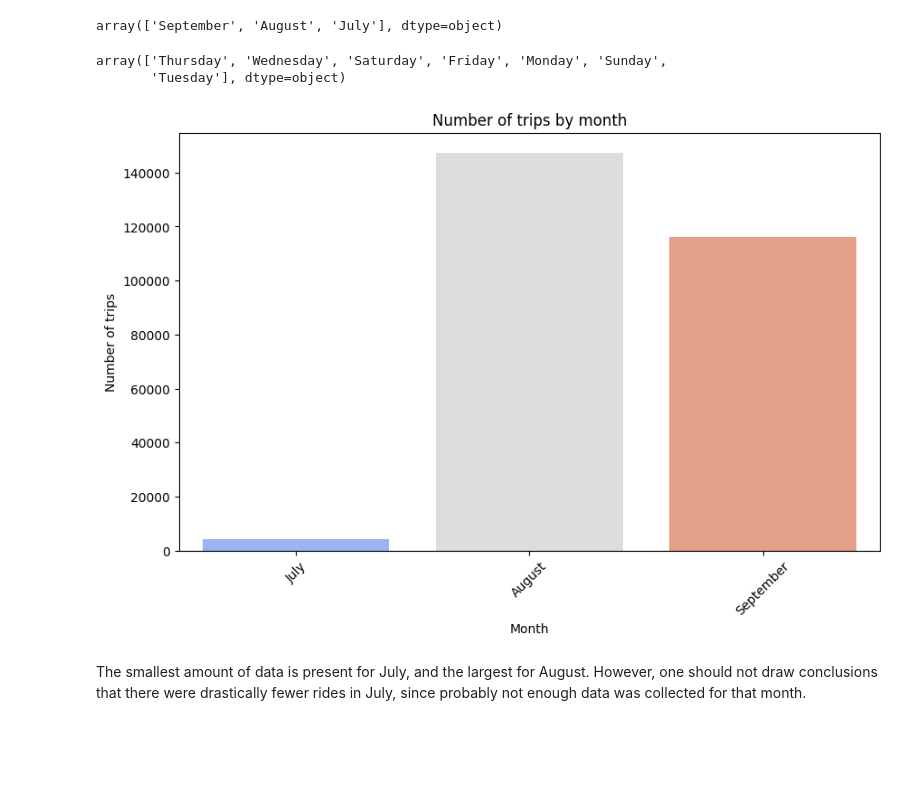
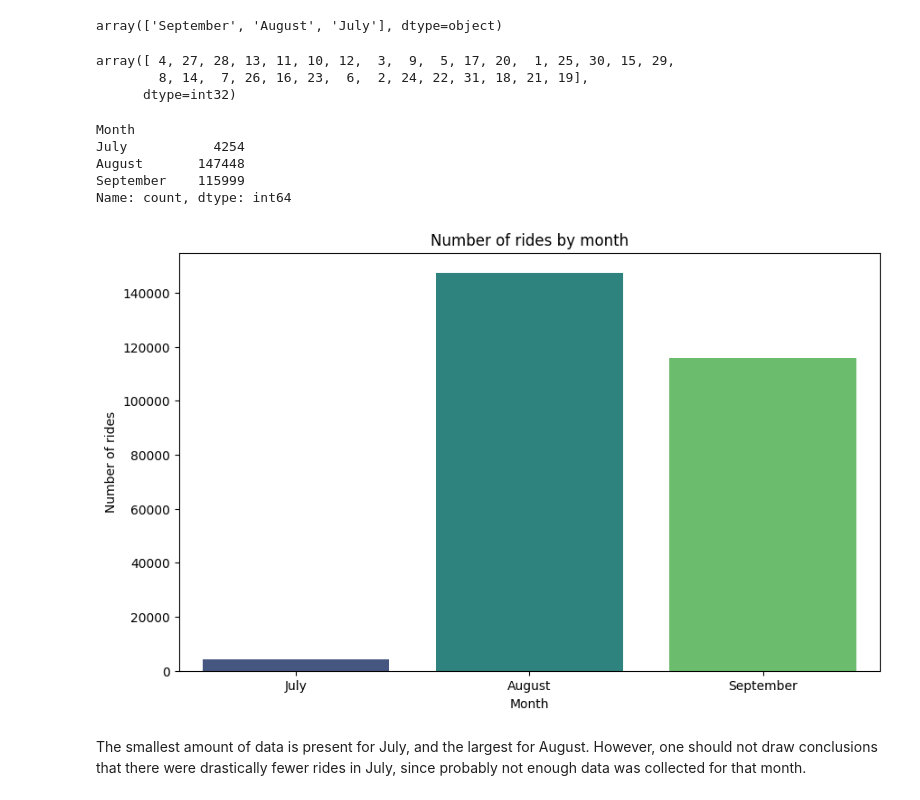
Before and after one commit to savicm5/mlProject, a Jupyter notebook: src/05_other_lyft_2014.ipynb, the cells around one changed output. Saved outputs shown, nothing was run; the diff lists cells and outputs as text; code cells hidden in the pictures; blank space fills up the shorter version.

```diff
--- a/src/05_other_lyft_2014.ipynb
+++ b/src/05_other_lyft_2014.ipynb
@@ -68,24 +69,20 @@ data['month'].unique()
 # %% [output]
 array(['September', 'August', 'July'], dtype=object)
 # %%
-data['day'].unique()
+data['Day'].unique()
 # %% [output]
-array(['Thursday', 'Wednesday', 'Saturday', 'Friday', 'Monday', 'Sunday',
-       'Tuesday'], dtype=object)
+array([ 4, 27, 28, 13, 11, 10, 12,  3,  9,  5, 17, 20,  1, 25, 30, 15, 29,
+        8, 14,  7, 26, 16, 23,  6,  2, 24, 22, 31, 18, 21, 19],
+      dtype=int32)
-# %%
-monthly_data = data.groupby('month').size()
-
-monthly_data = monthly_data.reindex(["July", "August", "September"])
-
-plt.figure(figsize=(10, 6))
-sns.barplot(x=monthly_data.index, y=monthly_data.values, palette="coolwarm", hue=monthly_data.index, legend=False)
-plt.title('Number of trips by month')
-plt.xlabel('Month')
-plt.ylabel('Number of trips')
-plt.xticks(rotation=45)
-plt.show()
-# %% [output]
-[figure, removed]
+# %%
+plot_rides_by_month(data, ['July', 'August', 'September'])
+# %% [output]
+Month
+July           4254
+August       147448
+September    115999
+Name: count, dtype: int64
+[figure, added]
 # %% [markdown]
 
 The smallest amount of data is present for July, and the largest for August. However, one should not draw conclusions that there were drastically fewer rides in July, since probably not enough data was collected for that month.
```
Also changed, not shown: parts of 19 cells of this notebook, 1 other file.
